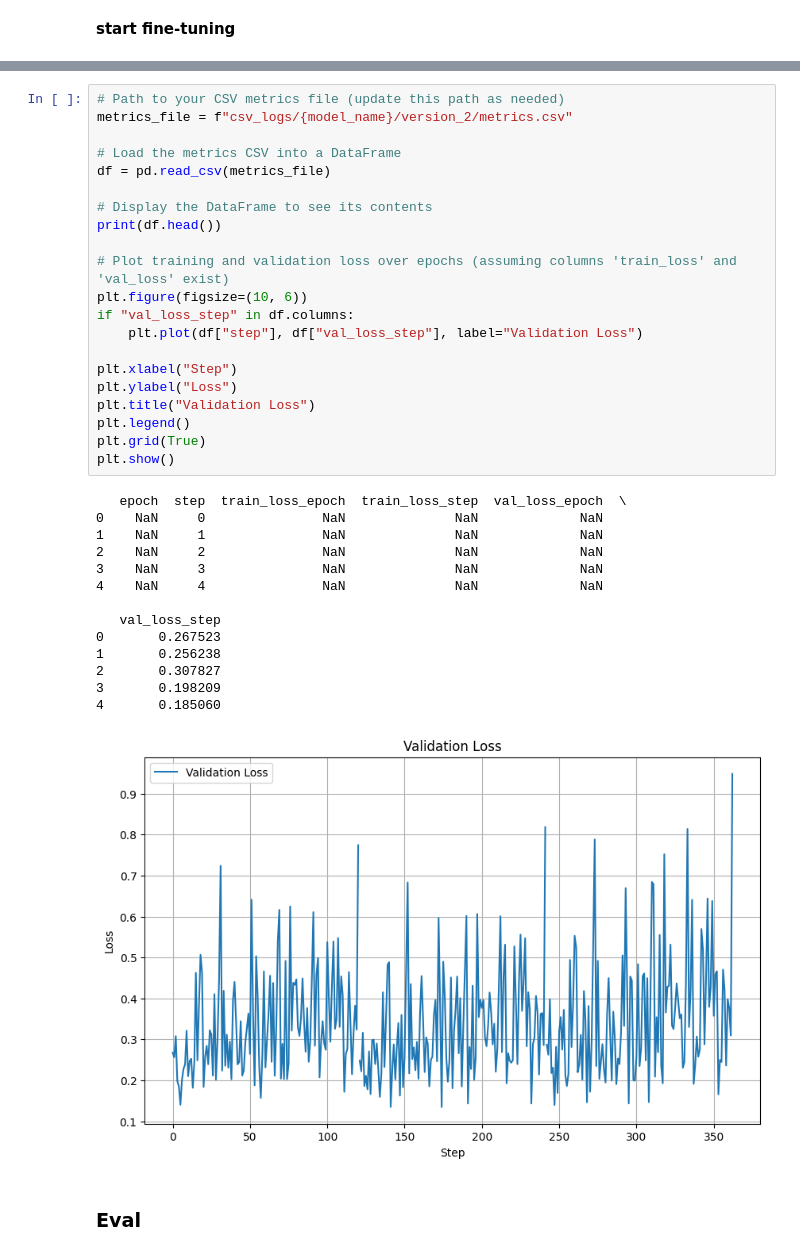
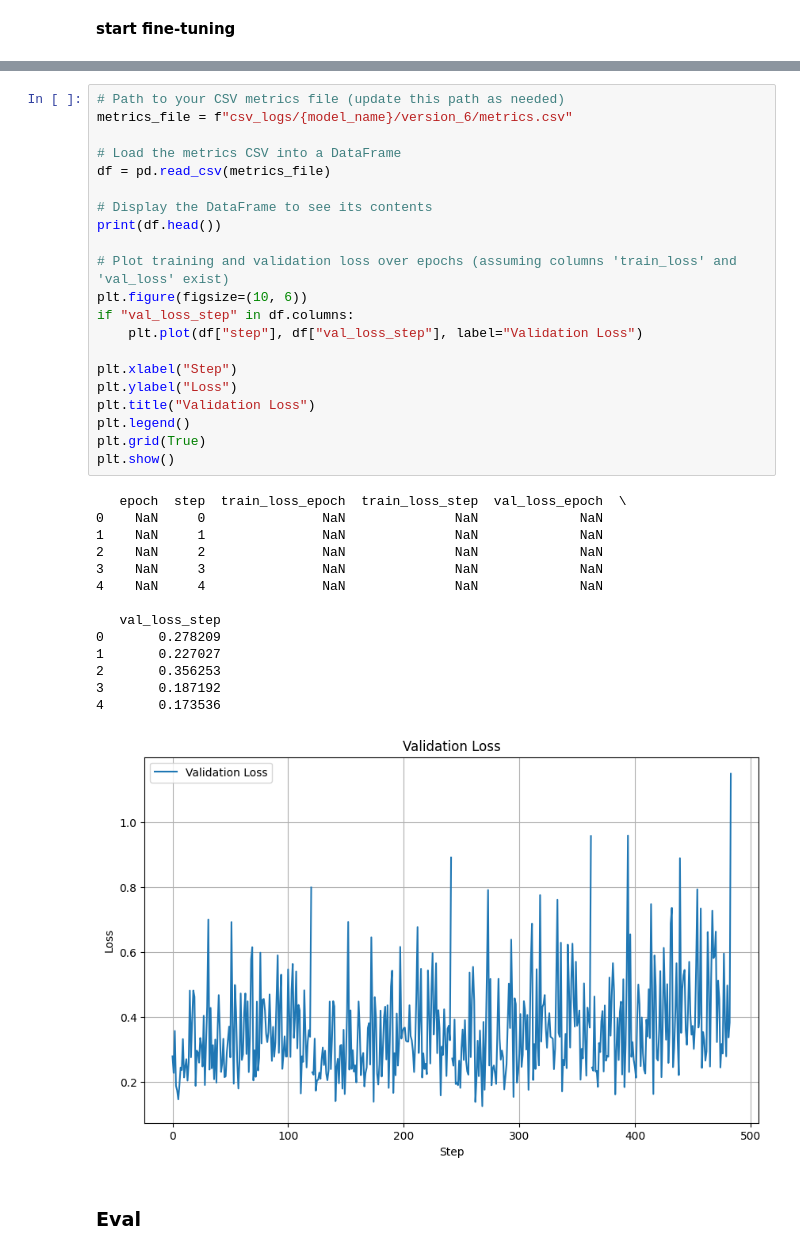
Before and after one commit to Mathixx/JuridixAssistant, a Jupyter notebook: SLM_Dev/ft_T5/t5_fine_tuning.ipynb, the cells around one changed output, grey strips where cells are left out. Saved outputs shown, nothing was run; the diff lists cells and outputs as text.

```diff
--- a/ft_T5/t5_fine_tuning.ipynb
+++ b/SLM_Dev/ft_T5/t5_fine_tuning.ipynb
@@ -500,39 +511,39 @@ model.model.save_pretrained('/users/eleves-b/2022/mathias.perez/Desktop/JuridixA
 # %%
 # Path to your CSV metrics file (update this path as needed)
-metrics_file = f"csv_logs/{model_name}/version_2/metrics.csv"
+metrics_file = f"csv_logs/{model_name}/version_6/metrics.csv"
 
 # Load the metrics CSV into a DataFrame
 df = pd.read_csv(metrics_file)
 
 # Display the DataFrame to see its contents
 print(df.head())
 
 # Plot training and validation loss over epochs (assuming columns 'train_loss' and 'val_loss' exist)
 plt.figure(figsize=(10, 6))
 if "val_loss_step" in df.columns:
     plt.plot(df["step"], df["val_loss_step"], label="Validation Loss")
 
 plt.xlabel("Step")
 plt.ylabel("Loss")
 plt.title("Validation Loss")
 plt.legend()
 plt.grid(True)
 plt.show()
 # %% [output]
    epoch  step  train_loss_epoch  train_loss_step  val_loss_epoch  \
 0    NaN     0               NaN              NaN             NaN
 1    NaN     1               NaN              NaN             NaN
 2    NaN     2               NaN              NaN             NaN
 3    NaN     3               NaN              NaN             NaN
 4    NaN     4               NaN              NaN             NaN
 
    val_loss_step
-0       0.267523
-1       0.256238
-2       0.307827
-3       0.198209
-4       0.185060
+0       0.278209
+1       0.227027
+2       0.356253
+3       0.187192
+4       0.173536
-[figure, old version]
+[figure, new version]
 # %% [markdown]
 ### Eval
 # %% [markdown]
```
Also changed, not shown: parts of 11 cells of this notebook, 46 other files.
